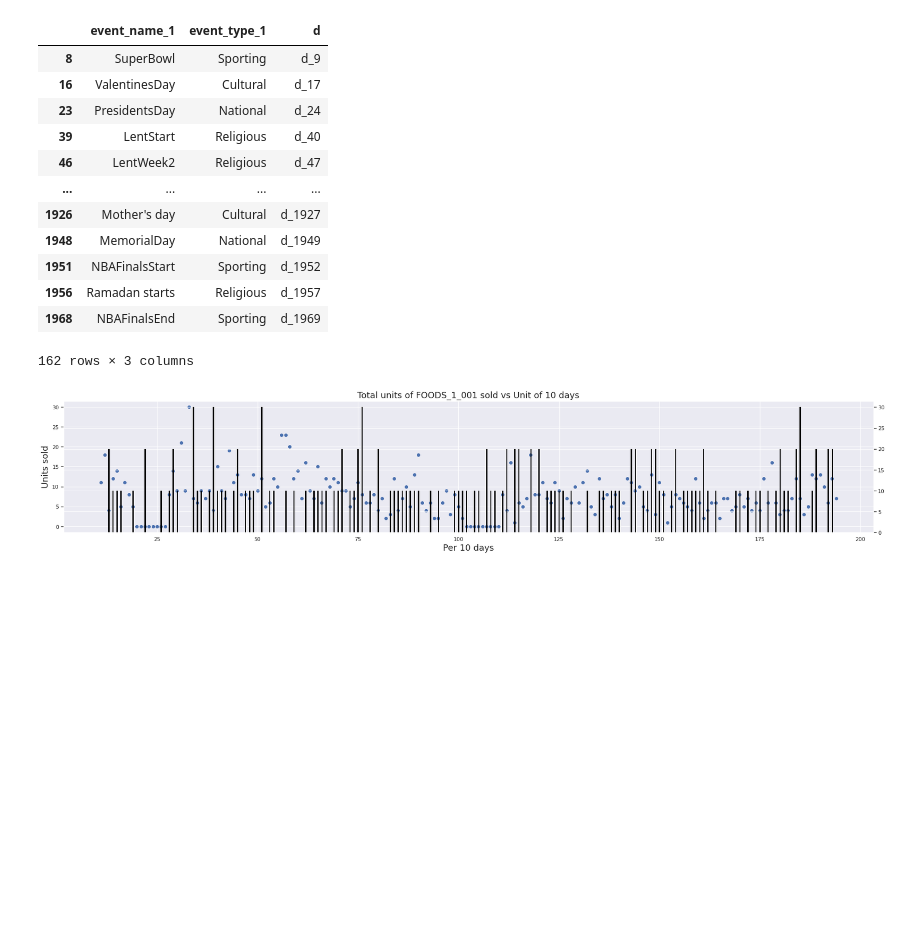
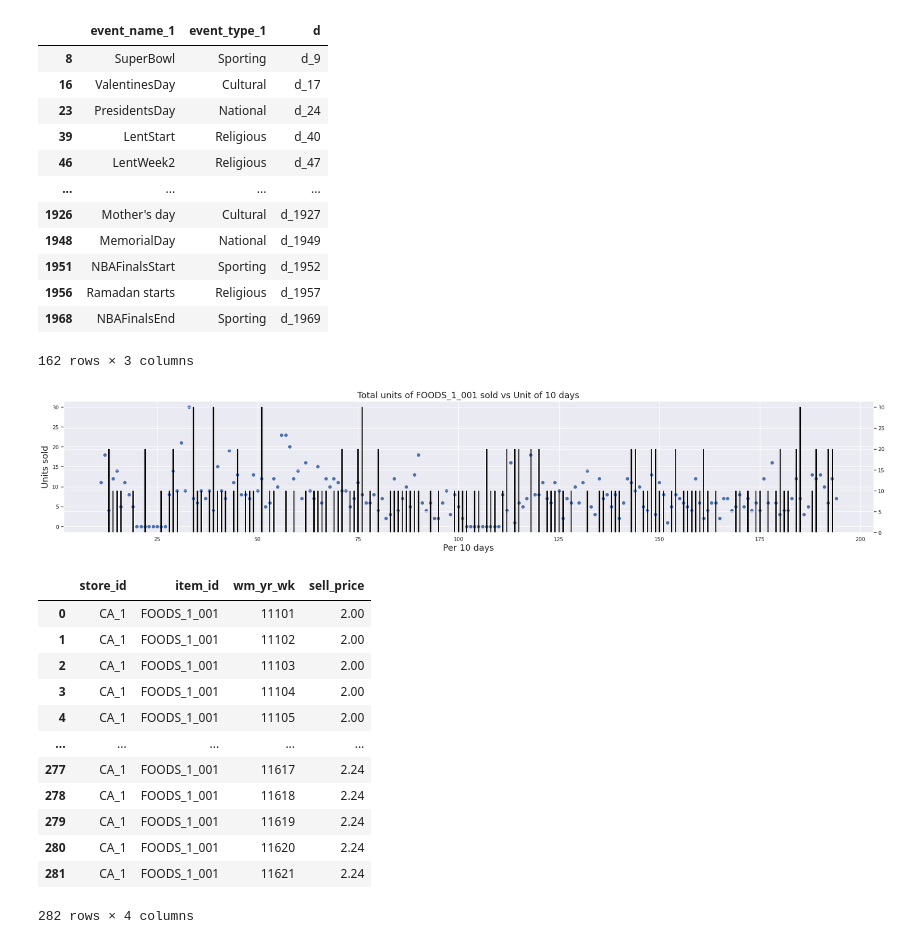
Before and after one commit to Rohan-Agarwal-Developer/walmart-sales-predictions, a Jupyter notebook: visualizations.ipynb, the cells around one changed output. Cells and saved outputs as stored; diff of their text form; code cells hidden in the pictures; blank space fills up the shorter version.

```diff
--- a/visualizations.ipynb
+++ b/visualizations.ipynb
@@ -309,0 +326,20 @@ plt.show()
+# %%
+# selling_price = sell_prices[(sell_prices['item_id'] == item_id)].reset_index(drop=True)
+item_id = "FOODS_1_001"
+store_id = "CA_1"
+item = selling_price[(selling_price["item_id"] == item_id) & (selling_price["store_id"] == store_id)]
+item
+# %% [output]
+|  | store_id | item_id | wm_yr_wk | sell_price |
+| 0 | CA_1 | FOODS_1_001 | 11101 | 2.00 |
+| 1 | CA_1 | FOODS_1_001 | 11102 | 2.00 |
+| 2 | CA_1 | FOODS_1_001 | 11103 | 2.00 |
+| 3 | CA_1 | FOODS_1_001 | 11104 | 2.00 |
+| 4 | CA_1 | FOODS_1_001 | 11105 | 2.00 |
+| ... | ... | ... | ... | ... |
+| 277 | CA_1 | FOODS_1_001 | 11617 | 2.24 |
+| 278 | CA_1 | FOODS_1_001 | 11618 | 2.24 |
+| 279 | CA_1 | FOODS_1_001 | 11619 | 2.24 |
+| 280 | CA_1 | FOODS_1_001 | 11620 | 2.24 |
+| 281 | CA_1 | FOODS_1_001 | 11621 | 2.24 |
+282 rows × 4 columns
```
Also changed, not shown: parts of 5 cells of this notebook, 2 other files.
